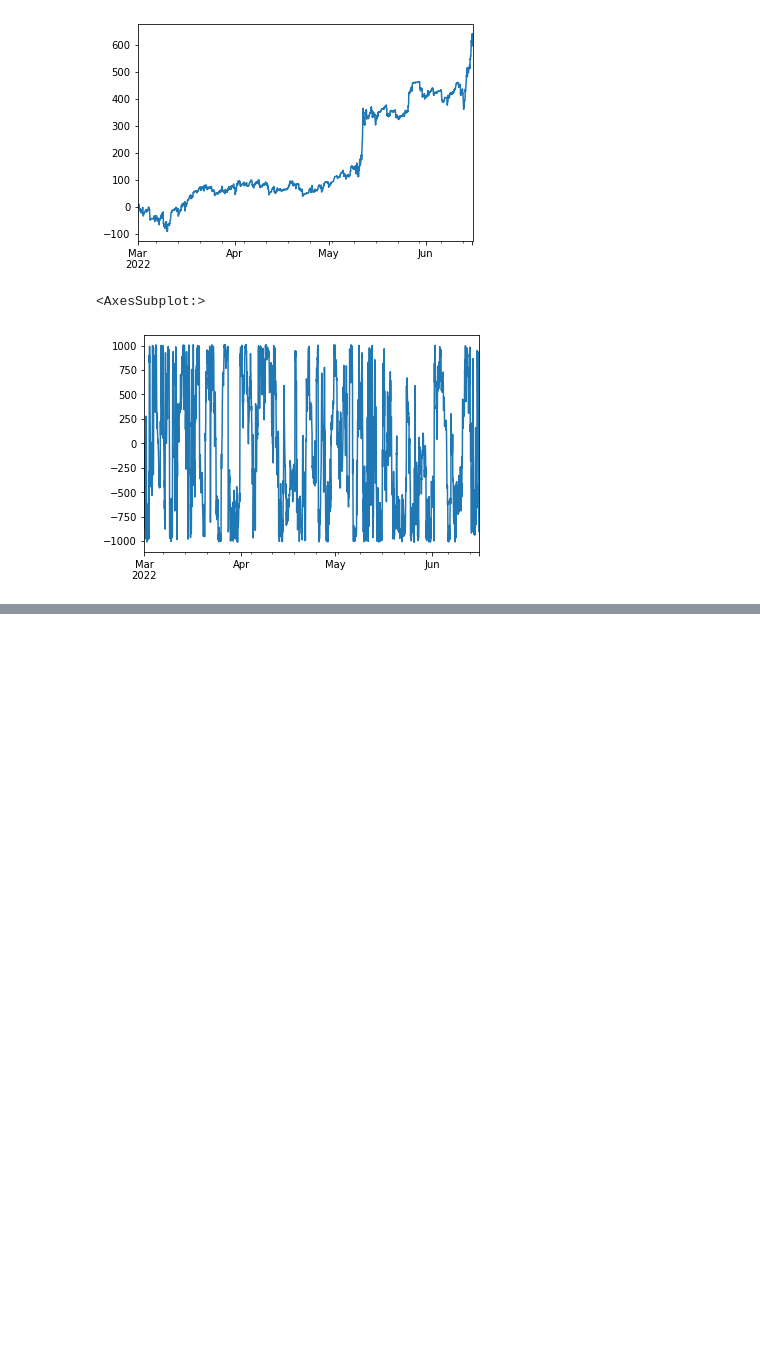
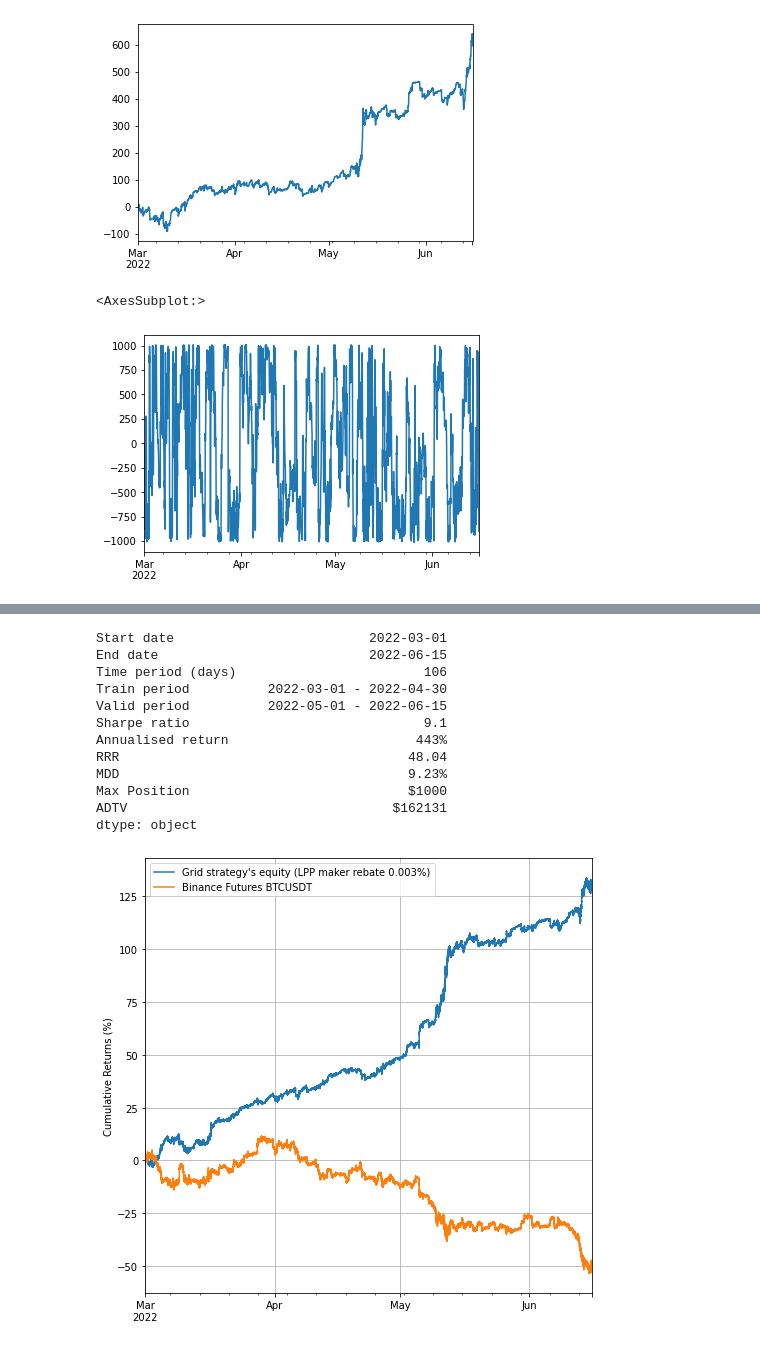
Before and after one commit to nkaz001/gridtrading, a Jupyter notebook: gridtrading-v1.ipynb, the cells around one changed output, grey strips where cells are left out. Saved outputs shown, nothing was run; the diff lists cells and outputs as text; code cells hidden in the pictures; blank space fills up the shorter version.

```diff
--- a/gridtrading-v1.ipynb
+++ b/gridtrading-v1.ipynb
@@ -164,0 +198,55 @@ equity.iloc[::3600].plot()
+# %%
+equity, running_qty = search.best_estimator_.predict(df.values)
+equity = pd.Series(equity, index=df.index)
+running_qty = pd.Series(running_qty, index=df.index)
+
+returns = equity.resample('1d').last().diff() / search.best_estimator_.max_position
+returns_ = returns
+sr = np.divide(returns_.mean(), returns_.std()) * np.sqrt(365)
+trade_volume =  (running_qty * df['close']).diff().abs().rolling(24 * 3600 * 10, min_periods=1).sum().mean()
+
+# equity_1d = equity.resample('1d').last()
+Roll_Max = equity.cummax()
+Drawdown = (equity - Roll_Max) / search.best_estimator_.max_position
+Max_Drawdown = Drawdown.cummin()
+
+period = (equity.index[-1] - equity.index[0]).days
+
+print(pd.Series({
+    'Start date': equity.index[0].strftime('%Y-%m-%d'),
+    'End date': equity.index[-1].strftime('%Y-%m-%d'),
+    'Time period (days)': period,
+    'Train period': '%s - %s' % (train.index[0].strftime('%Y-%m-%d'), train.index[-1].strftime('%Y-%m-%d')),
+    'Valid period': '%s - %s' % (valid.index[0].strftime('%Y-%m-%d'), valid.index[-1].strftime('%Y-%m-%d')),
+    'Sharpe ratio': '%.1f' % sr,
+    'Annualised return': '%d%%' % (equity[-1] / search.best_estimator_.max_position / period * 365 * 100),
+    'RRR': '%.2f' % (equity[-1] / search.best_estimator_.max_position / period * 365 / abs(Max_Drawdown.min())),
+    'MDD': '%.2f%%' % (-Max_Drawdown.min() * 100),
+    'Max Position': '$%d' % search.best_estimator_.max_position,
+    'ADTV': '$%d' % trade_volume,
+}))
+
+# equity.resample('1d').last().pct_change().hist(bins=20)
+
+import matplotlib.pyplot as plt
+plt.figure(figsize=(8, 8))
+ax1 = (equity / search.best_estimator_.max_position * 100)[::60].plot()
+# ax2 = ((df['close'] / df['close'][0] - 1) * 100).plot()
+ax2 = ((df['close'] / df['close'][0] - 1) * 100)[::60].plot()
+ax1.set_ylabel('Cumulative Returns (%)')
+ax1.legend(["Grid strategy's equity (LPP maker rebate 0.003%)", 'Binance Futures BTCUSDT'])
+ax1.grid()
+# %% [output]
+Start date                         2022-03-01
+End date                           2022-06-15
+Time period (days)                        106
+Train period          2022-03-01 - 2022-04-30
+Valid period          2022-05-01 - 2022-06-15
+Sharpe ratio                              9.1
+Annualised return                        443%
+RRR                                     48.04
+MDD                                     9.23%
+Max Position                            $1000
+ADTV                                  $162131
+dtype: object
+[figure, added]
```
Also changed, not shown: parts of 10 cells of this notebook.
